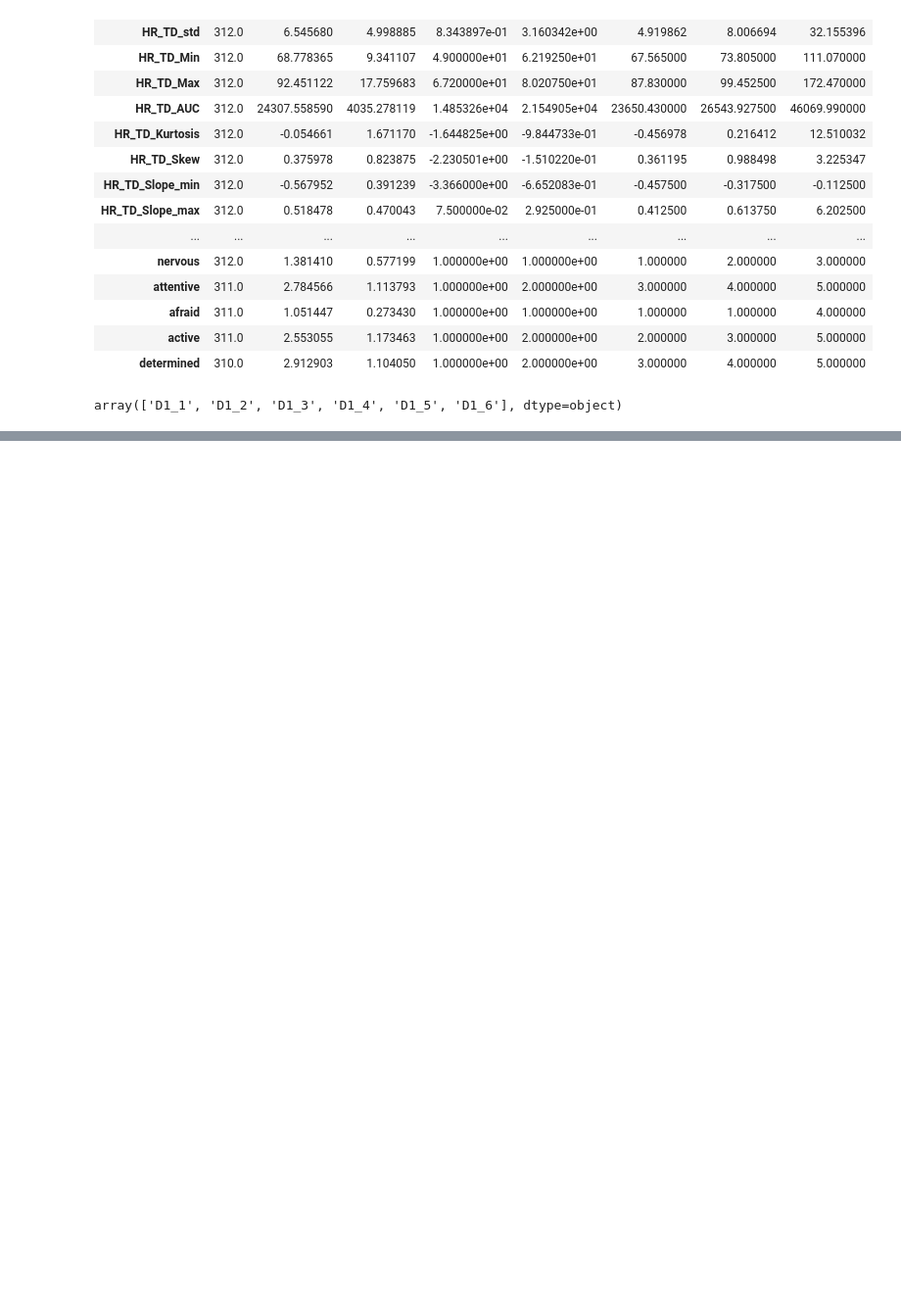
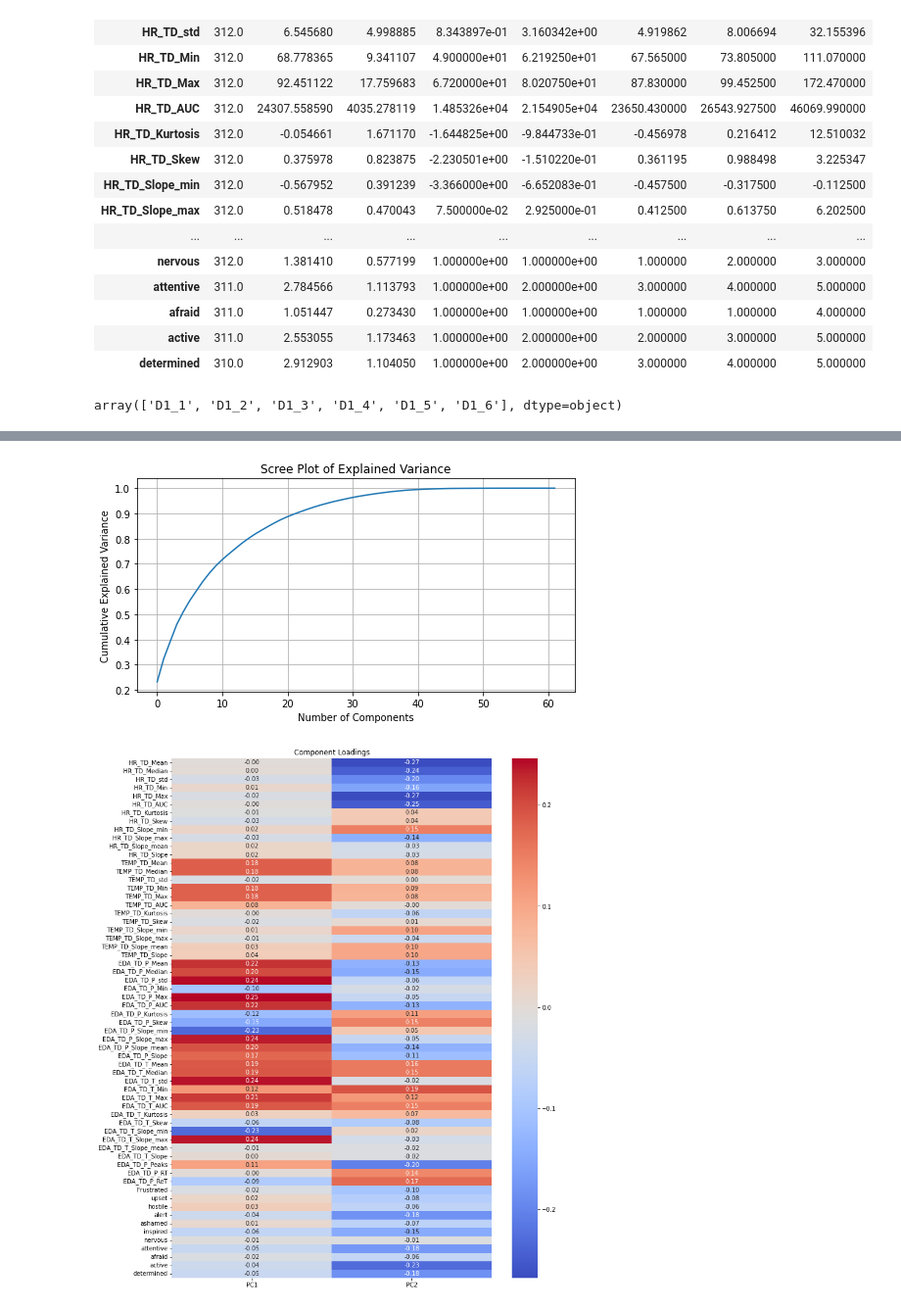
Before and after one commit to Zzanis/Case_1, a Jupyter notebook: case2_explore_Adomas.ipynb, the cells around one changed output, grey strips where cells are left out. Shown at 98% size. Cells and saved outputs as stored; diff of their text form; code cells hidden in the pictures; blank space fills up the shorter version.

```diff
--- a/case2_explore_Adomas.ipynb
+++ b/case2_explore_Adomas.ipynb
@@ -68,0 +134,28 @@ fig.show()
+# %%
+# Assuming 'features_scaled' has already been prepared and is ready for PCA
+import numpy as np
+
+
+pca = PCA()
+components = pca.fit_transform(scaler.fit_transform(combo_df))
+
+# Create a DataFrame with the loadings
+loadings = pd.DataFrame(pca.components_.T, columns=[f'PC{i+1}' for i in range(len(pca.components_))], index=combo_df.columns)
+
+# Plotting the explained variance
+plt.figure(figsize=(8, 4))
+plt.plot(np.cumsum(pca.explained_variance_ratio_))
+plt.xlabel('Number of Components')
+plt.ylabel('Cumulative Explained Variance')
+plt.title('Scree Plot of Explained Variance')
+plt.grid(True)
+plt.show()
+
+# Visualize the loadings for the first few components
+plt.figure(figsize=(12, 16))
+sns.heatmap(loadings.iloc[:, :2], cmap='coolwarm', annot=True, fmt=".2f")
+plt.title('Component Loadings')
+plt.show()
+# %% [output]
+[figure, added]
+[figure, added]
```
Also changed, not shown: parts of 3 cells of this notebook.
